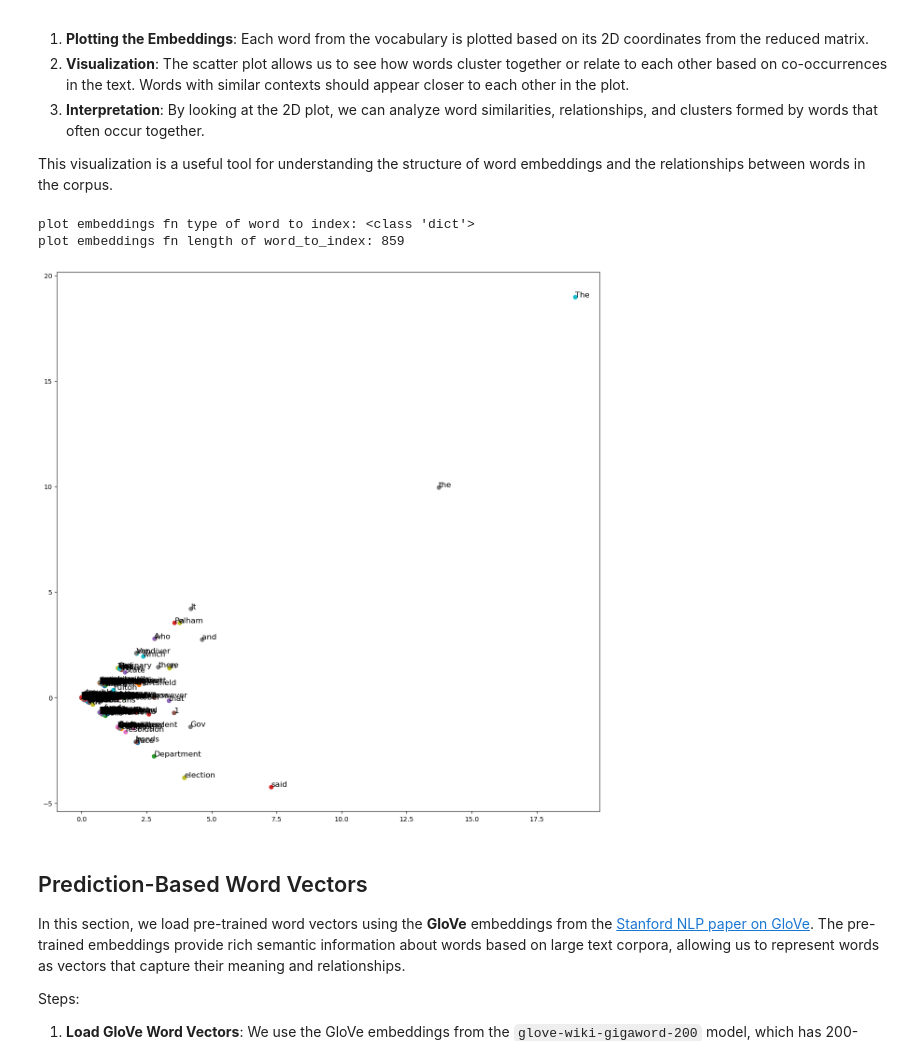
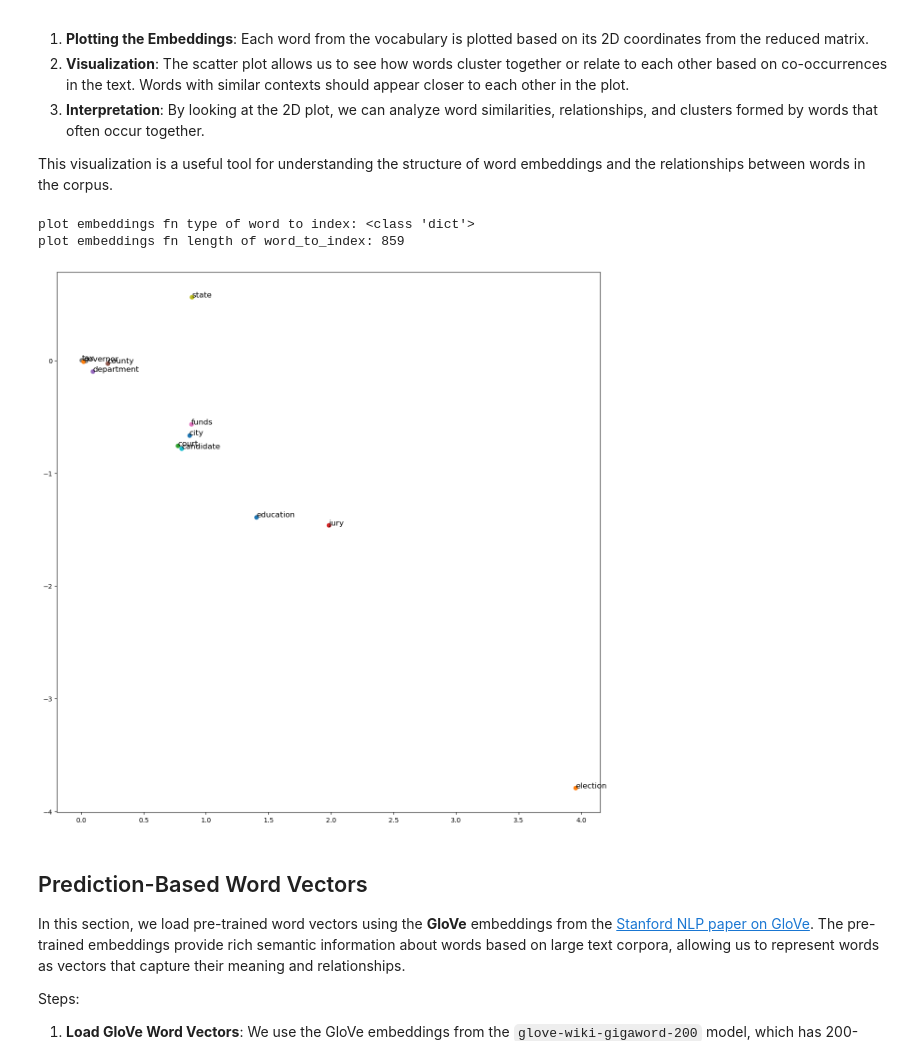
Before and after one commit to kaleem-01/NLP_2025_A2, a Jupyter notebook: NLP_A2 - Part 2 and 3.ipynb, the cells around one changed output. Cells and saved outputs as stored; diff of their text form; code cells hidden in the pictures.

Commit message:
correct embedding plots

```diff
--- a/NLP_A2 - Part 2 and 3.ipynb
+++ b/NLP_A2 - Part 2 and 3.ipynb
@@ -434,38 +434,42 @@ Steps:
 
 This visualization is a useful tool for understanding the structure of word embeddings and the relationships between words in the corpus.
 # %%
-def plot_embeddings(M_reduced, words):
+def plot_embeddings(M_reduced, word_to_index, words):
     """
     Plot the word embeddings in 2D space.
     """
     print("plot embeddings fn type of word to index:", type(word_to_index))
     print("plot embeddings fn length of word_to_index:", len(word_to_index))
     plt.figure(figsize=(15, 15))
     for i, word in enumerate(words):
         # print("word:", word)
         if word in word_to_index:
             x, y = M_reduced[word_to_index[word], :2]
             plt.scatter(x, y)
             plt.annotate(word, (x, y), fontsize=12)
 
 # words = ['take', 'story', 'of', 'also', 'under', 'state']
 # words = ['has', 'story', 'of', 'said', 'in', 'state', 'jury']
 # words = ['has', 'story', 'of', 'in', 'state', 'jury']
 # election, politics, citizens, vote, government, president, country, law, rights, democracy
-words = ['election', 'politics', 'citizens', 'vote', 'government', 'president', 'country', 'law', 'rights', 'democracy']
+# words = ['election', 'politics', 'citizens', 'vote', 'government', 'president', 'country', 'law', 'rights', 'democracy']
+# words = ["city", "election", "law", "mayor", "court", "jury", "department", "legislature", "officials", "school", "county", "police", "voters", "funds", "tax", "state", "candidate", "education", "governor", "hospital"]
+words = ["city", "election", "court", "jury", "department", "legislature", "county", "police", "funds", "tax", "state", "candidate", "education", "governor", "hospital"]
 
-# M_reduced = reduce_to_k_dim(co_matrix, k=2)
+
+M_reduced = reduce_to_k_dim(co_matrix, k=2)
+
 # vocab_without_s = [word for word in vocab if word != '<s>' and word != '</s>' and word != '"' and word != '``' and word != "''"]
 # # vocab_without_s = vocab.remove('<s>')
 # # vocab_without_s = vocab.remove('</s>')
 # plot_embeddings(M_reduced, vocab_without_s)
-# plt.savefig('./results/word_embeddings_sklearn_svd.png')
 
-plot_embeddings(M_reduced, words)
+plot_embeddings(M_reduced, word_to_index, words)
+plt.savefig('./results/word_embeddings_selected_words.png')
 # %% [output]
 plot embeddings fn type of word to index: <class 'dict'>
 plot embeddings fn length of word_to_index: 859
-[figure, old version]
+[figure, new version]
 # %% [markdown]
 ## Prediction-Based Word Vectors
 In this section, we load pre-trained word vectors using the **GloVe** embeddings from the [Stanford NLP paper on GloVe](https://nlp.stanford.edu/pubs/glove.pdf). The pre-trained embeddings provide rich semantic information about words based on large text corpora, allowing us to represent words as vectors that capture their meaning and relationships.
```
Also changed, not shown: parts of 3 cells of this notebook, 8 other files.
